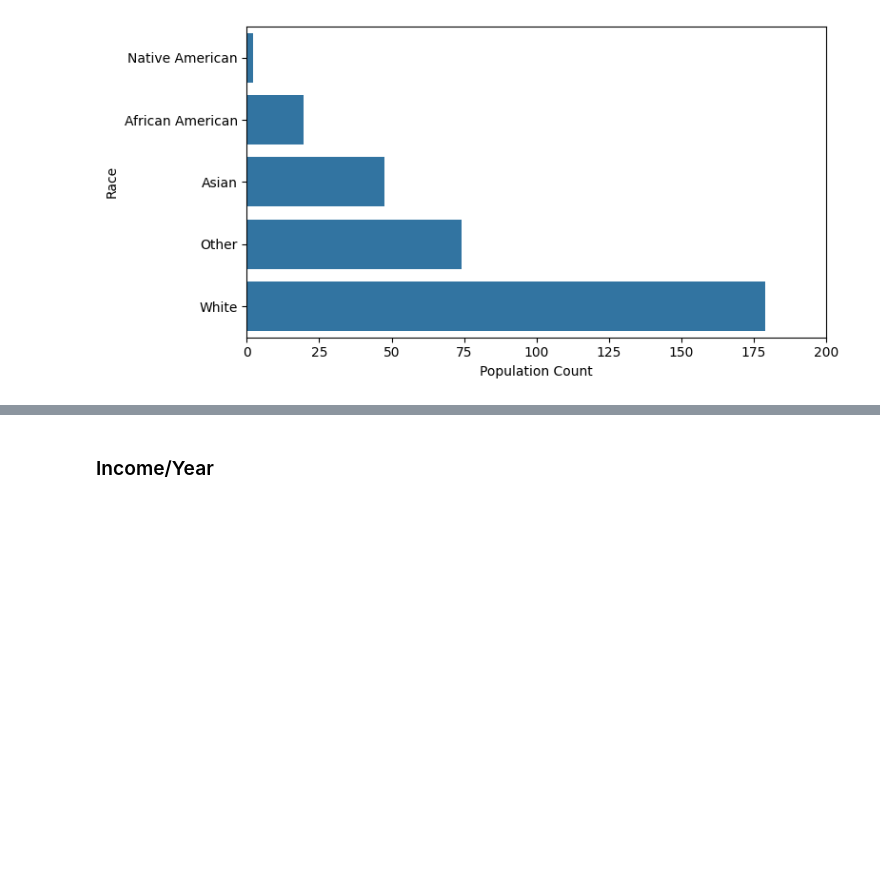
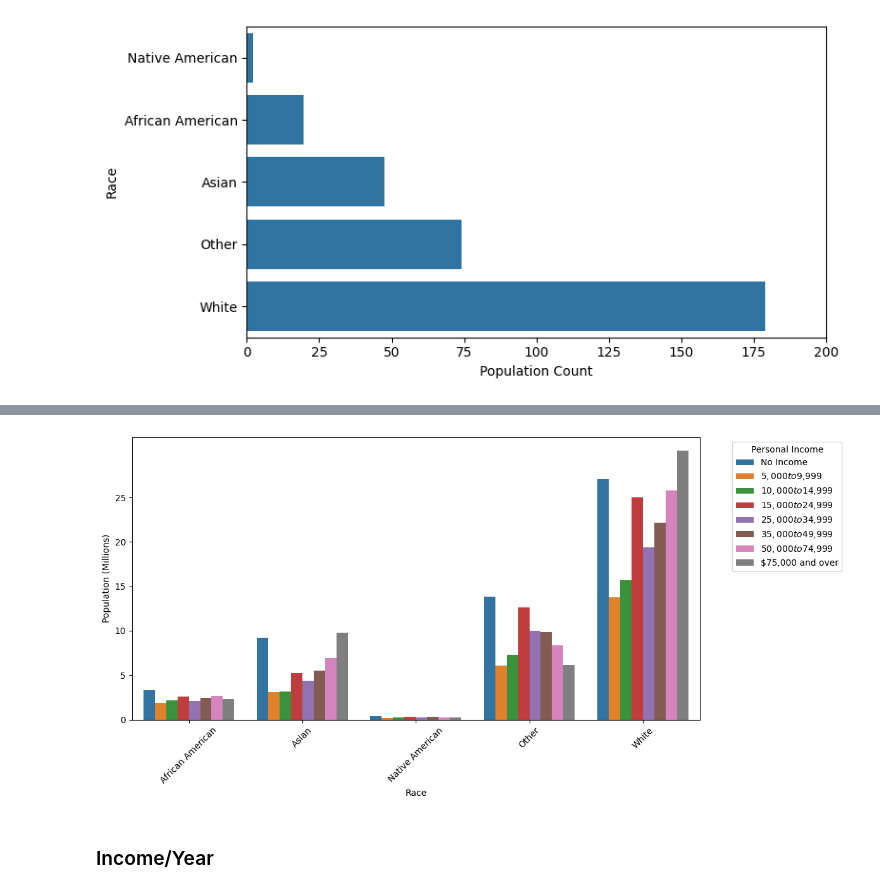
Before and after one commit to ibrahimmkhalid/housing-crisis-california-project, a Jupyter notebook: 3_visualizations.ipynb, the cells around one changed output, grey strips where cells are left out. Saved outputs shown, nothing was run; the diff lists cells and outputs as text; code cells hidden in the pictures; blank space fills up the shorter version.

```diff
--- a/3_visualizations.ipynb
+++ b/3_visualizations.ipynb
@@ -261,0 +264,14 @@ plt.show()
+# %%
+rip_df = (
+    df[
+        (df["Age"] != "00 to 17")
+        & (df["Age"] != "65 to 80+")
+        & (df["Educational Attainment"] != "Children under 15")
+    ]
+    .drop(columns=["Year", "Age", "Gender", "Educational Attainment"])
+    .groupby(["Race", "Personal Income"])
+    .sum()
+    .reset_index()
+    .copy()
+)
+rip_df.head(10)
@@ -262,3 +290,25 @@ plt.show()
+# %%
+plt.figure(figsize=(12, 6))
+sns.barplot(
+    data=rip_df,
+    x="Race",
+    y="Population Count",
+    hue="Personal Income",
+    hue_order=income_order,
+)
+
+plt.xticks(rotation=45)
+plt.ylabel("Population (Millions)")
+plt.yticks(
+    np.linspace(0, 25_000_000, 6),
+    labels=[int(x) for x in np.linspace(0, 25, 6)]
+)
+
+plt.legend(bbox_to_anchor=(1.05, 1), loc='upper left', title="Personal Income")
+plt.tight_layout()
+plt.show()
+# %% [output]
+[figure, added]
 # %% [markdown]
 ### Income/Year
 # %%
```
Also changed, not shown: parts of 2 cells of this notebook.
